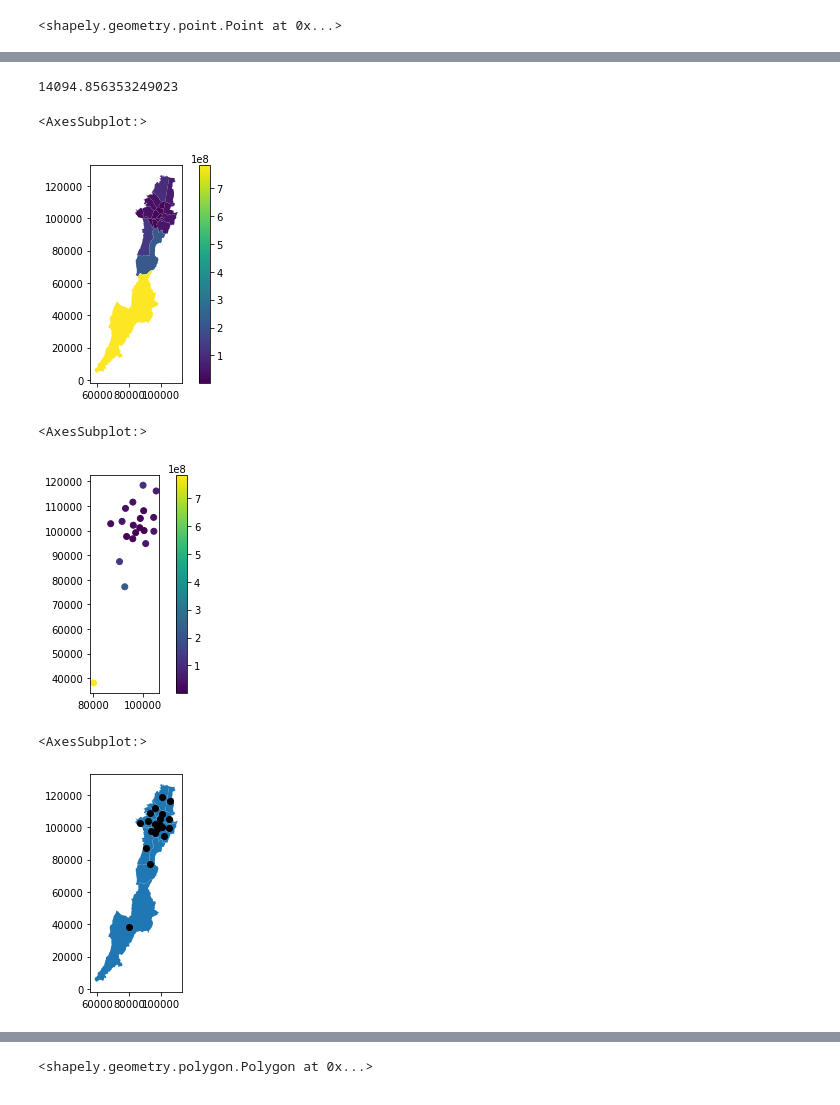
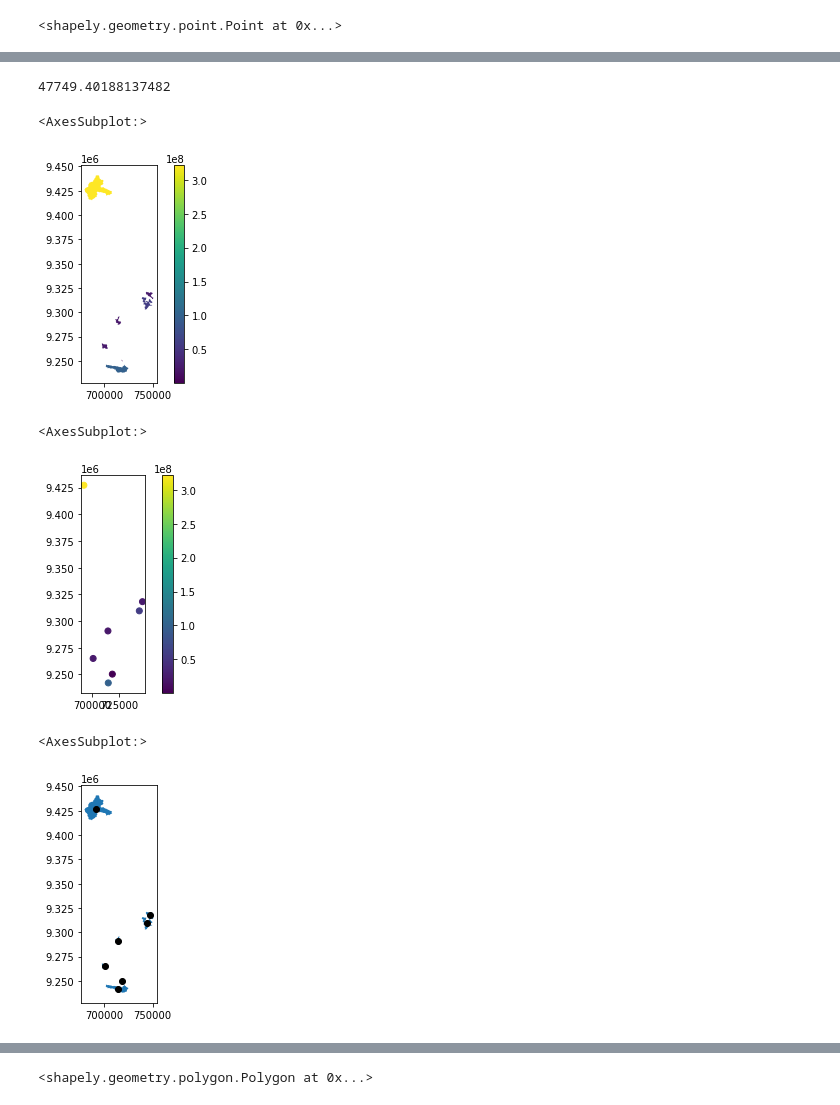
Before and after one commit to mario199745/Python_Geopandas, a Jupyter notebook: 01 - GeoPandas - Introducción, Comandos Básicos y Algunos Ejemplos.ipynb, the cells around one changed output, grey strips where cells are left out. Saved outputs shown, nothing was run; the diff lists cells and outputs as text; code cells hidden in the pictures.

```diff
--- a/01 - GeoPandas - Introducción, Comandos Básicos y Algunos Ejemplos.ipynb
+++ b/01 - GeoPandas - Introducción, Comandos Básicos y Algunos Ejemplos.ipynb
@@ -149,4 +197,5 @@ Name: area, Length: 98, dtype: float64
 # %%
-localidades_shp["perimetro"] = localidades_shp.boundary
-localidades_shp
+#Calcular el perímetro
+ANP_SRC["perimetro"] = ANP_SRC.boundary
+ANP_SRC
 # %% [output]
@@ -171,4 +214,5 @@ localidades_shp
 # %%
-localidades_shp["centroide"] = localidades_shp.centroid
-localidades_shp
+
+ANP_SRC["centroide"] = ANP_SRC.centroid
+ANP_SRC
 # %% [output]
@@ -193,10 +228,10 @@ localidades_shp
 # %%
-punto_inicial = localidades_shp["centroide"].iloc[0]
+punto_inicial = ANP_SRC["centroide"].iloc[0]
 # %%
 punto_inicial
 # %% [output]
 <shapely.geometry.point.Point at 0x...>
 # %%
-localidades_shp["distancia"] = localidades_shp["centroide"].distance(punto_inicial)
-localidades_shp["distancia"]
+ANP_SRC["distancia"] = ANP_SRC["centroide"].distance(punto_inicial)
+ANP_SRC["distancia"]
 # %% [output]
@@ -219,11 +246,11 @@ BOSA                  17825.275539
 Name: distancia, dtype: float64
 # %%
-localidades_shp["distancia"].mean()
+ANP_SRC["distancia"].mean()
 # %% [output]
-14094.856353249023
+47749.40188137482
 # %%
-localidades_shp.plot("area", legend = True)
+ANP_SRC.plot("area", legend = True)
 # %% [output]
 <AxesSubplot:>
-[figure, old version]
+[figure, new version]
 # %%
@@ -231,12 +258,13 @@ localidades_shp = localidades_shp.set_geometry("centroide")
 # %%
-localidades_shp.plot("area", legend = True)
+ANP_SRC.plot("area", legend = True)
 # %% [output]
 <AxesSubplot:>
-[figure, old version]
+[figure, new version]
 # %%
-axis = localidades_shp["geometry"].plot()
-localidades_shp["centroide"].plot(ax = axis, color = "black")
+#Colocar ambos gráficos
+axis = ANP_SRC["geometry"].plot()
+ANP_SRC["centroide"].plot(ax = axis, color = "black")
 # %% [output]
 <AxesSubplot:>
-[figure, old version]
+[figure, new version]
 # %%
```
Also changed, not shown: parts of 32 cells of this notebook.
